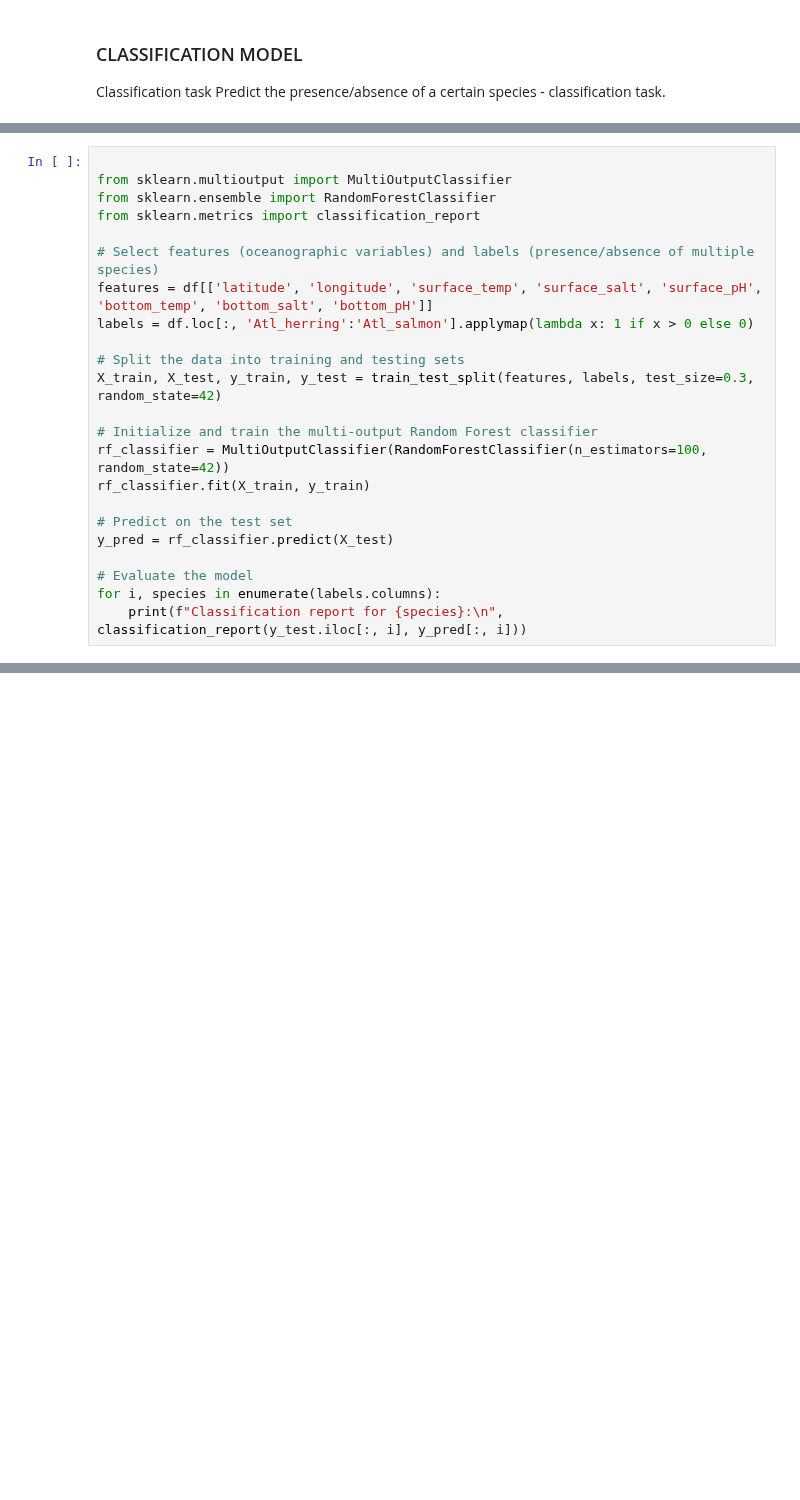
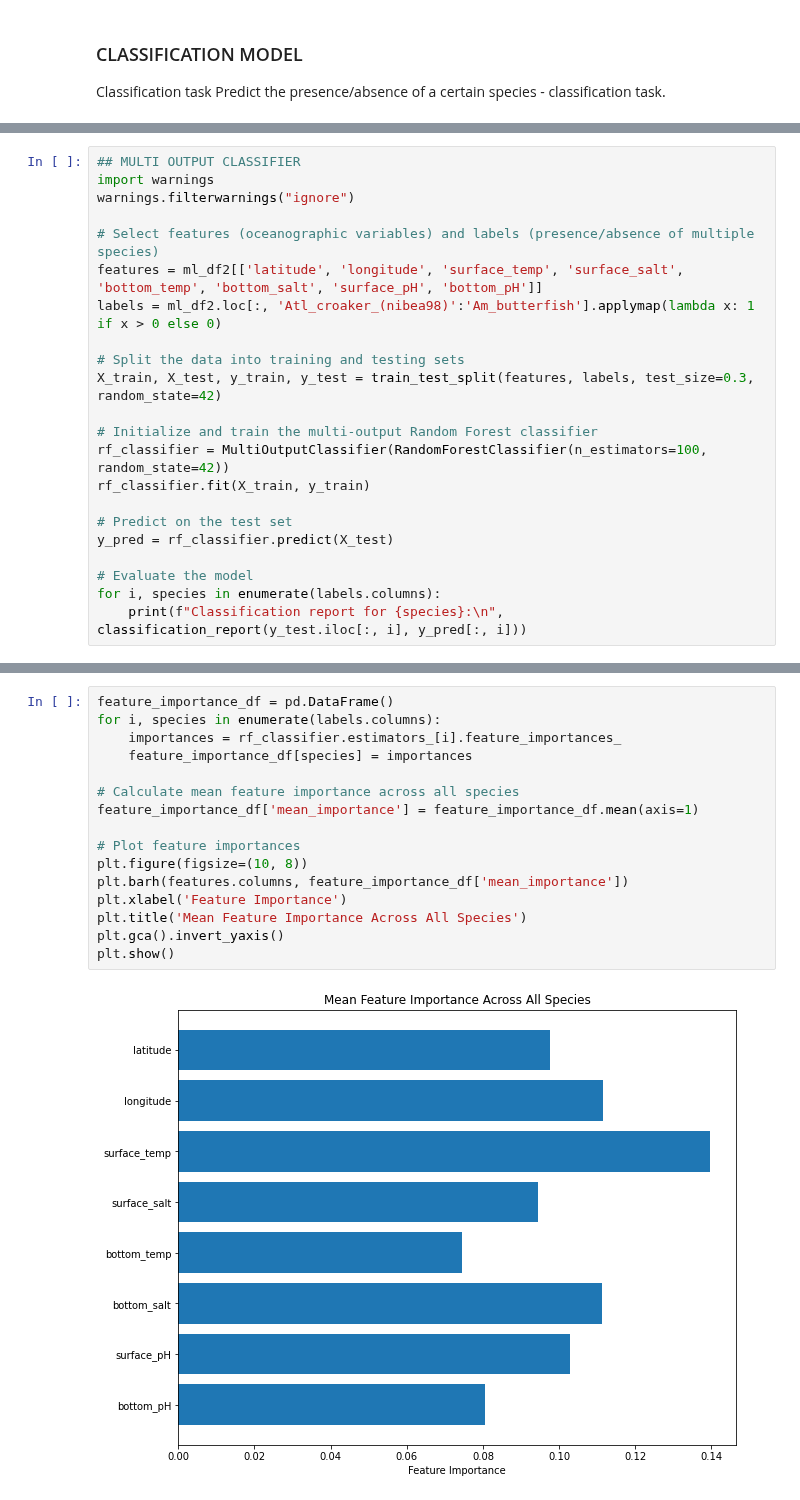
Before and after one commit to henrysun9074/fishics, a Jupyter notebook: demo/ctd.ipynb, the cells around one changed output, grey strips where cells are left out. Drawn from its saved outputs; the diff is of its cells as text; blank space fills up the shorter version.

```diff
--- a/demo/ctd.ipynb
+++ b/demo/ctd.ipynb
@@ -229,12 +289,11 @@ ml_df2
 # %%
-
-from sklearn.multioutput import MultiOutputClassifier
-from sklearn.ensemble import RandomForestClassifier
-from sklearn.metrics import classification_report
+## MULTI OUTPUT CLASSIFIER
+import warnings
+warnings.filterwarnings("ignore")
 
 # Select features (oceanographic variables) and labels (presence/absence of multiple species)
-features = df[['latitude', 'longitude', 'surface_temp', 'surface_salt', 'surface_pH', 'bottom_temp', 'bottom_salt', 'bottom_pH']]
-labels = df.loc[:, 'Atl_herring':'Atl_salmon'].applymap(lambda x: 1 if x > 0 else 0)
+features = ml_df2[['latitude', 'longitude', 'surface_temp', 'surface_salt', 'bottom_temp', 'bottom_salt', 'surface_pH', 'bottom_pH']]
+labels = ml_df2.loc[:, 'Atl_croaker_(nibea98)':'Am_butterfish'].applymap(lambda x: 1 if x > 0 else 0)
 
 # Split the data into training and testing sets
 X_train, X_test, y_train, y_test = train_test_split(features, labels, test_size=0.3, random_state=42)
@@ -251,0 +329,18 @@ for i, species in enumerate(labels.columns):
+# %%
+feature_importance_df = pd.DataFrame()
+for i, species in enumerate(labels.columns):
+    importances = rf_classifier.estimators_[i].feature_importances_
+    feature_importance_df[species] = importances
+
+# Calculate mean feature importance across all species
+feature_importance_df['mean_importance'] = feature_importance_df.mean(axis=1)
+
+# Plot feature importances
+plt.figure(figsize=(10, 8))
+plt.barh(features.columns, feature_importance_df['mean_importance'])
+plt.xlabel('Feature Importance')
+plt.title('Mean Feature Importance Across All Species')
+plt.gca().invert_yaxis()
+plt.show()
+# %% [output]
+[figure, added]
```
Also changed, not shown: parts of 9 cells of this notebook.
